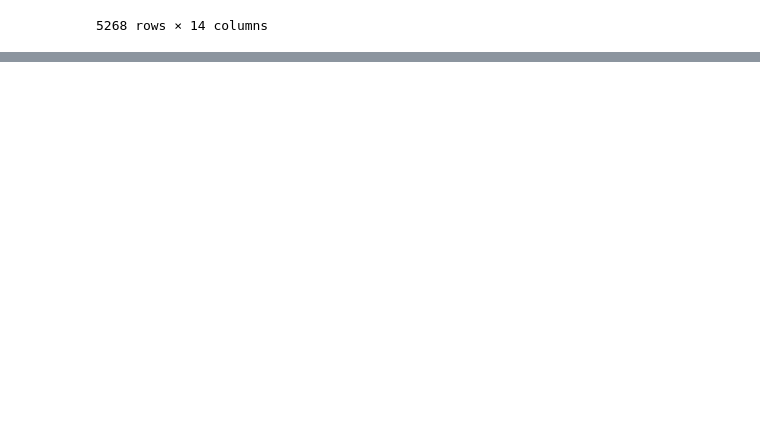
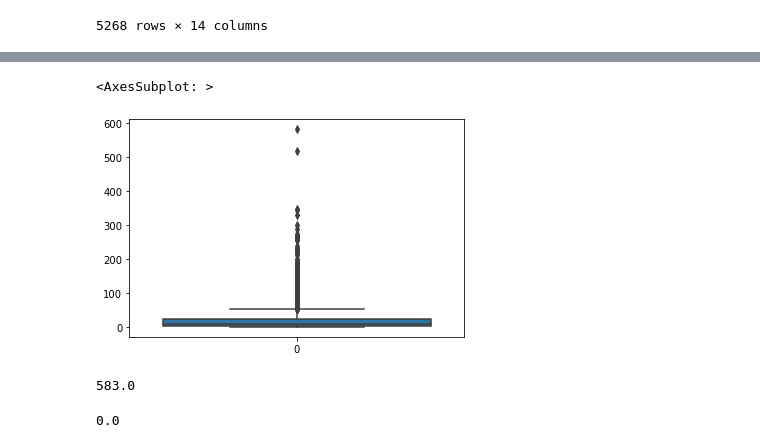
Before and after one commit to WayneNyariroh/weekly_practice, a Jupyter notebook: 24-12-22/24-12-22_airplane_crashes_data.ipynb, the cells around one changed output, grey strips where cells are left out. Drawn from its saved outputs; the diff is of its cells as text; code cells hidden in the pictures; blank space fills up the shorter version.

```diff
--- a/24-12-22/24-12-22_airplane_crashes_data.ipynb
+++ b/24-12-22/24-12-22_airplane_crashes_data.ipynb
@@ -84,0 +124,13 @@ df.rename({'flight #':'flight_number'}, inplace=True)
+# %%
+sns.boxplot(df.fatalities)
+# %% [output]
+<AxesSubplot: >
+[figure, added]
+# %%
+df.fatalities.max()
+# %% [output]
+583.0
+# %%
+df.fatalities.min()
+# %% [output]
+0.0
```
Also changed, not shown: parts of 16 cells of this notebook.
